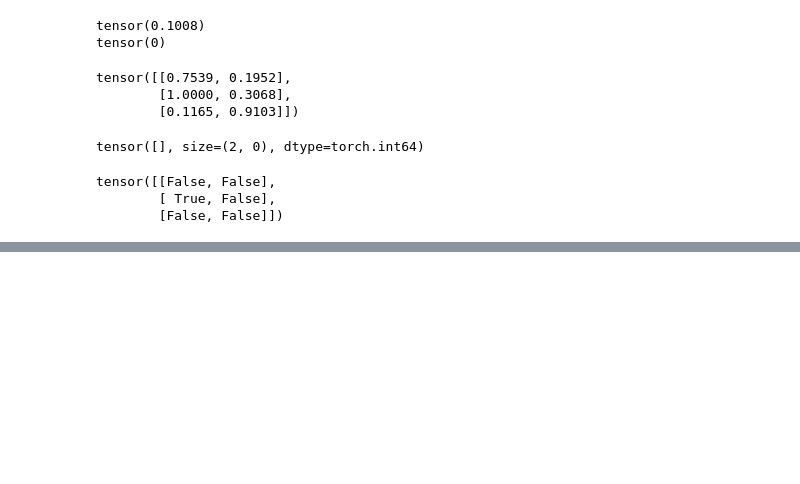
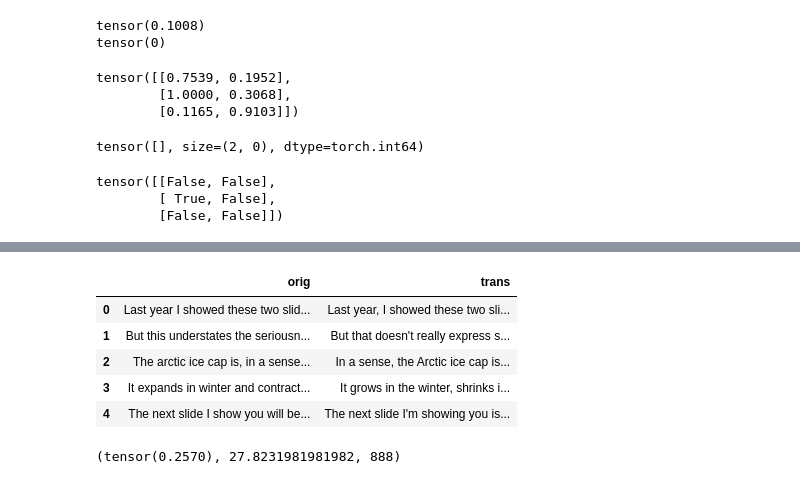
Before and after one commit to maminsed/Attention-is-All-You-Need, a Jupyter notebook: evaluation.ipynb, the cells around one changed output, grey strips where cells are left out. Saved outputs shown, nothing was run; the diff lists cells and outputs as text; code cells hidden in the pictures; blank space fills up the shorter version.

```diff
--- a/evaluation.ipynb
+++ b/evaluation.ipynb
@@ -415,0 +445,15 @@ gen
+# %%
+df_20 = pd.DataFrame(gen_20[3])
+# %%
+df_20.head()
+# %% [output]
+|  | orig | trans |
+| 0 | Last year I showed these two slid... | Last year, I showed these two sli... |
+| 1 | But this understates the seriousn... | But that doesn't really express s... |
+| 2 | The arctic ice cap is, in a sense... | In a sense, the Arctic ice cap is... |
+| 3 | It expands in winter and contract... | It grows in the winter, shrinks i... |
+| 4 | The next slide I show you will be... | The next slide I'm showing you is... |
+# %%
+gen_20[:3]
+# %% [output]
+(tensor(0.2570), 27.8231981981982, 888)
```
Also changed, not shown: parts of 10 cells of this notebook, 3 other files.
